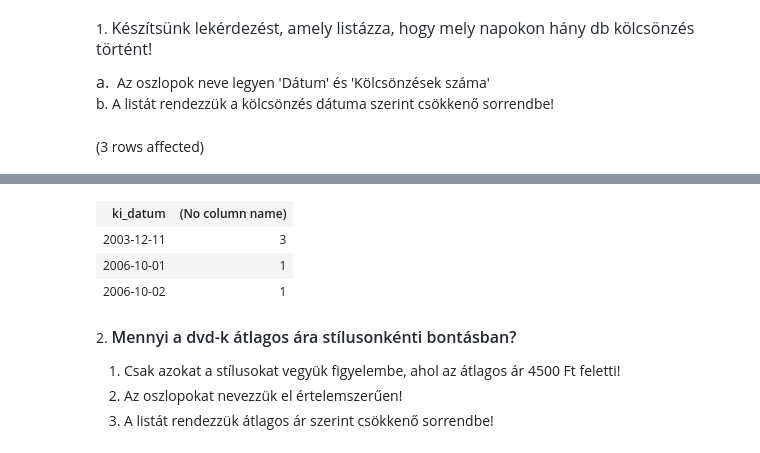
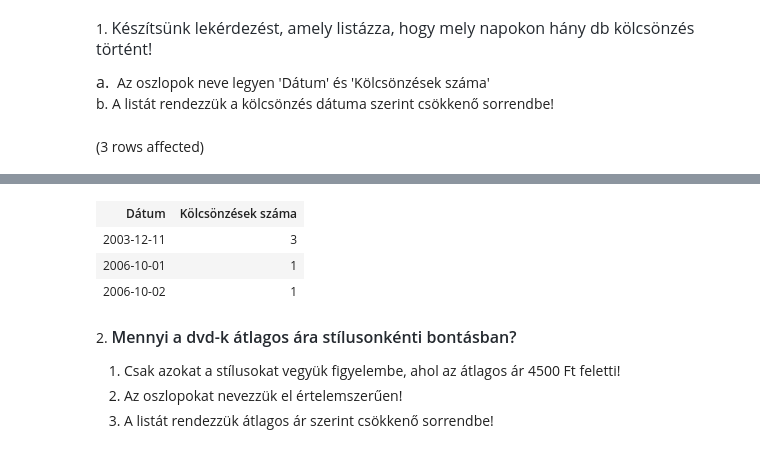
Before and after one commit to gaborbrown/sql, a Jupyter notebook: gyakorlat02_feladatok .ipynb, the cells around one changed output, grey strips where cells are left out. Saved outputs shown, nothing was run; the diff lists cells and outputs as text; code cells hidden in the pictures.

```diff
--- a/gyakorlat02_feladatok .ipynb
+++ b/gyakorlat02_feladatok .ipynb
@@ -5,8 +5,8 @@
 b. A listát rendezzük a kölcsönzés dátuma szerint csökkenő sorrendbe!
 # %%
 --dvd_magyar adatbázis
-SELECT ki_datum,
-        COUNT(*)
+SELECT ki_datum AS 'Dátum',
+        COUNT(*) AS 'Kölcsönzések száma'
 FROM kolcsonzesek
 GROUP BY ki_datum
 # %% [output]
@@ -15,4 +15,4 @@ Total execution time: 00:00:00.043
-| ki_datum | (No column name) |
+| Dátum | Kölcsönzések száma |
 | 2003-12-11 | 3 |
 | 2006-10-01 | 1 |
 | 2006-10-02 | 1 |
```
Also changed, not shown: parts of 6 cells of this notebook.
